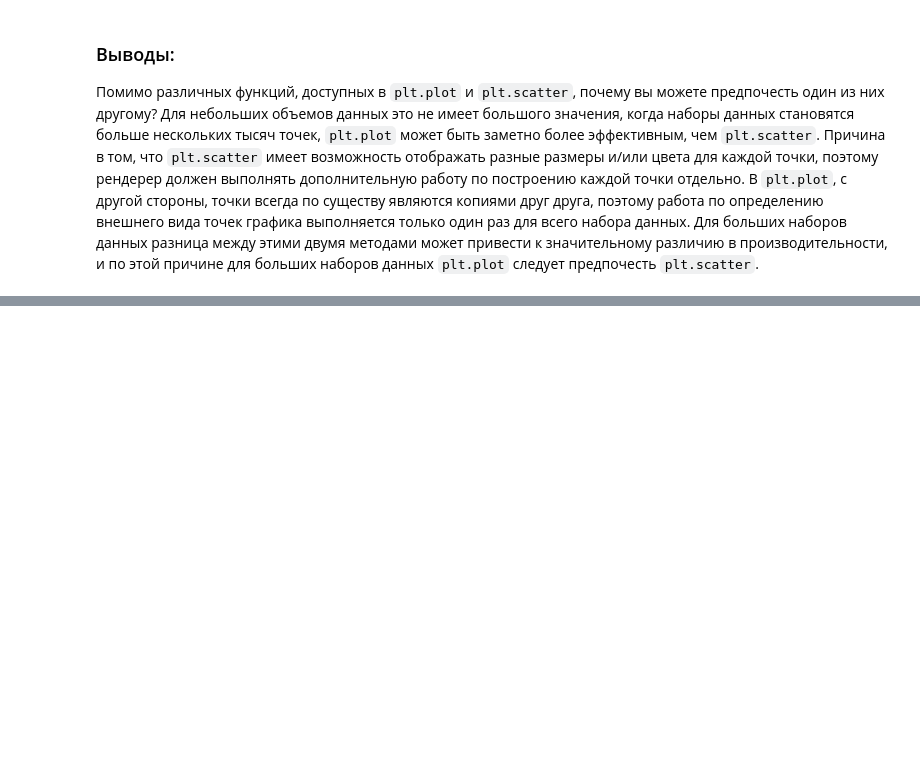
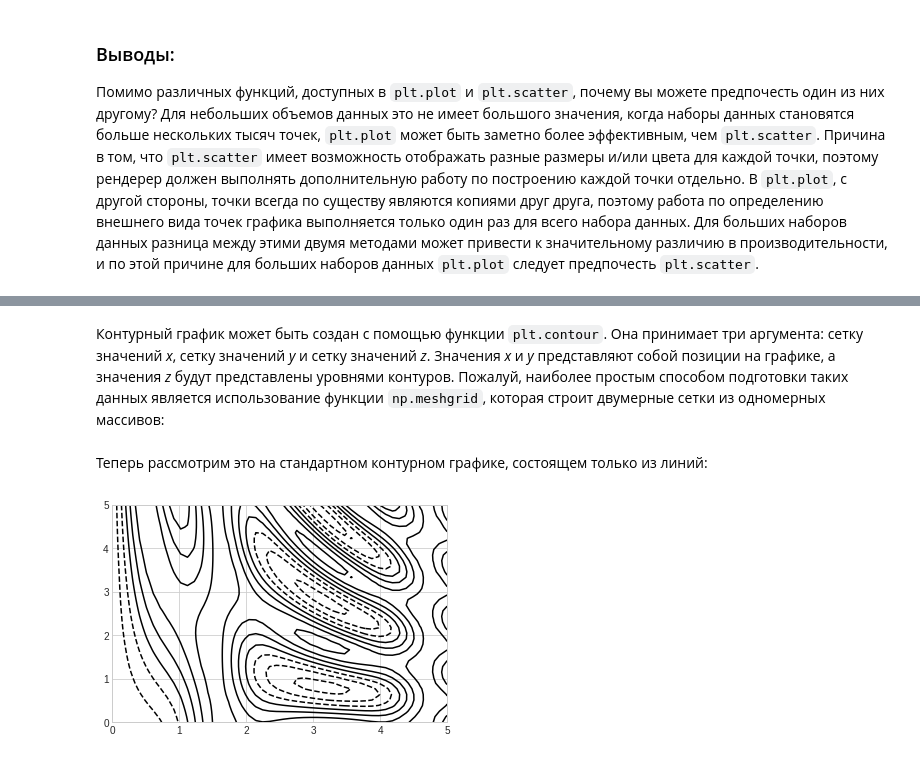
Before and after one commit to SergeyMalashenko/MachineLearning_Summer_2023, a Jupyter notebook: seminars/05/seminar_5_Matplotlib.ipynb, the cells around one changed output, grey strips where cells are left out. Saved outputs shown, nothing was run; the diff lists cells and outputs as text; code cells hidden in the pictures; blank space fills up the shorter version.

```diff
--- a/seminars/05/seminar_5_Matplotlib.ipynb
+++ b/seminars/05/seminar_5_Matplotlib.ipynb
@@ -266,0 +326,20 @@ import numpy as np
+# %%
+def f(x, y):
+    return np.sin(x) ** 10 + np.cos(10 + y * x) * np.cos(x)
+# %% [markdown]
+Контурный график может быть создан с помощью функции ``plt.contour``.
+Она принимает три аргумента: сетку значений *x*, сетку значений *y* и сетку значений *z*.
+Значения *x* и *y* представляют собой позиции на графике, а значения *z* будут представлены уровнями контуров.
+Пожалуй, наиболее простым способом подготовки таких данных является использование функции ``np.meshgrid``, которая строит двумерные сетки из одномерных массивов:
+# %%
+x = np.linspace(0, 5, 50)
+y = np.linspace(0, 5, 40)
+
+X, Y = np.meshgrid(x, y)
+Z = f(X, Y)
+# %% [markdown]
+Теперь рассмотрим это на стандартном контурном графике, состоящем только из линий:
+# %%
+plt.contour(X, Y, Z, colors='black');
+# %% [output]
+[figure, added]
```
Also changed, not shown: parts of 69 cells of this notebook.
